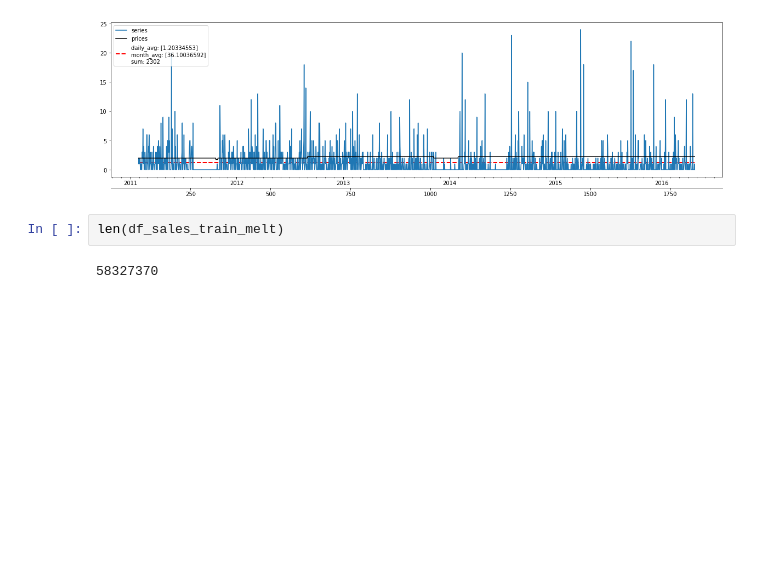
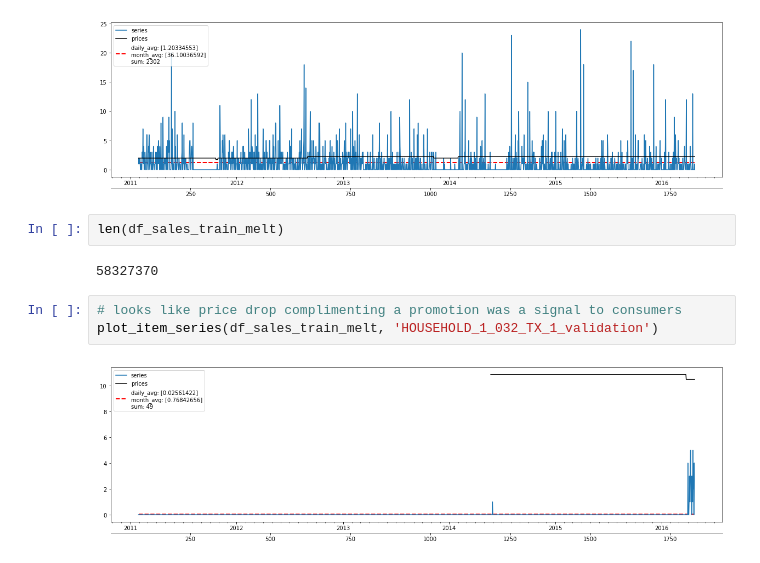
Before and after one commit to cluePrints/data-sci-fience, a Jupyter notebook: m5-forecasting-accuracy/0100. EDA.ipynb, the cells around one changed output. Saved outputs shown, nothing was run; the diff lists cells and outputs as text; blank space fills up the shorter version.

Commit message:
See if there are products going off sale and then back on

```diff
--- a/m5-forecasting-accuracy/0100. EDA.ipynb
+++ b/m5-forecasting-accuracy/0100. EDA.ipynb
@@ -799,3 +798,8 @@ plot_item_series(df_sales_train_melt, 'FOODS_1_001_CA_3_validation')
 len(df_sales_train_melt)
 # %% [output]
 58327370
+# %%
+# looks like price drop complimenting a promotion was a signal to consumers
+plot_item_series(df_sales_train_melt, 'HOUSEHOLD_1_032_TX_1_validation')
+# %% [output]
+[figure, added]
```
Also changed, not shown: parts of 33 cells of this notebook.
